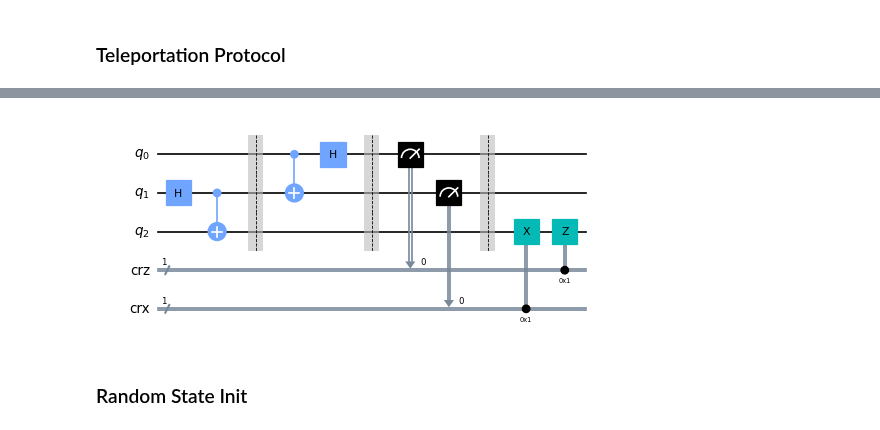
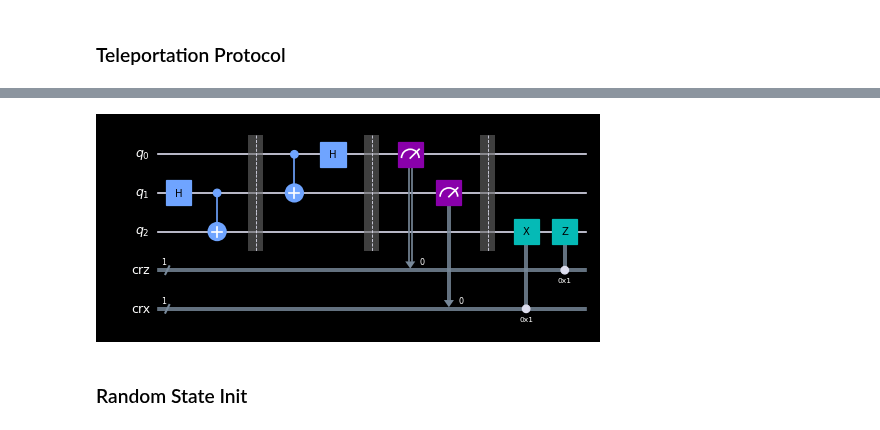
Before and after one commit to arque1393/QuantumLearning, a Jupyter notebook: QuantumAlgorithm/Teliportation.ipynb, the cells around one changed output, grey strips where cells are left out. Cells and saved outputs as stored; diff of their text form; code cells hidden in the pictures.

```diff
--- a/QuantumAlgorithm/Teliportation.ipynb
+++ b/QuantumAlgorithm/Teliportation.ipynb
@@ -9,6 +9,29 @@ success
 from qiskit.visualization import  plot_histogram, plot_bloch_multivector, array_to_latex
 from qiskit.extensions import Initialize
 from qiskit_textbook.tools import random_state
+# %%
+style={"backgroundcolor": "black","linecolor": "#ddddee", "textcolor": "#fffffe",'barrierfacecolor':'#6a6a6a',
+       'subtextcolor':'#fffffe','fontsize':12,'subfontsize':9,
+       "displaycolor": {
+        # "x": [ # gate name
+        #     "#da1e28", # box color (red)
+        #     "#FFFFFF" # box text color (white)
+        # ],
+        # "h": [ # gate name
+        #     "#da1e28", # box color (red)
+        #     "#FFFFFF" # box text color (white)
+        # ],
+        # "cx": [ # gate name
+        #     "#da1e28", # box color (red)
+        #     "#FFFFFF" # box text color (white)
+        # ],
+        # "ry": [ # gate name
+        #     "#da1e28", # box color (red)
+        #     "#FFFFFF" # box text color (white)
+        # ],
+        "measure":["#8900aa","white"]
+    },
+}
 # %%
 # Loading IBM Quantum Account
 provider = qiskit.IBMQ.load_account()
@@ -74,9 +134,9 @@ def reciver_side_gate(qc,qubit,crz,crx):
 # %%
 teleportation_circuit.barrier()
 reciver_side_gate(teleportation_circuit, 2, crz,crx)
-teleportation_circuit.draw(scale=.6)
+teleportation_circuit.draw("mpl",style= style,scale=.6)
 # %% [output]
-[figure, old version]
+[figure, new version]
 # %% [markdown]
 ### Random State  Init
 # %%
```
Also changed, not shown: parts of 5 cells of this notebook, 5 other files.
